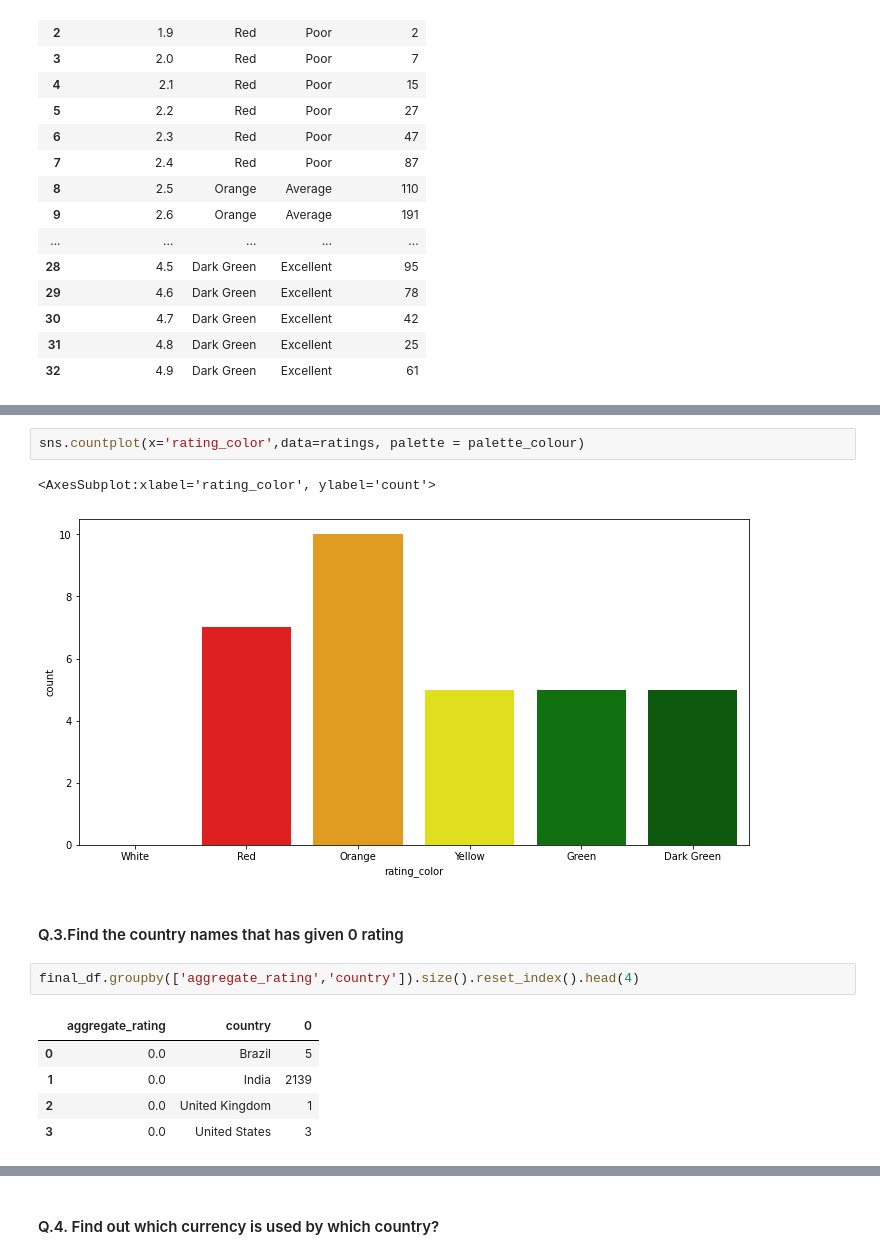
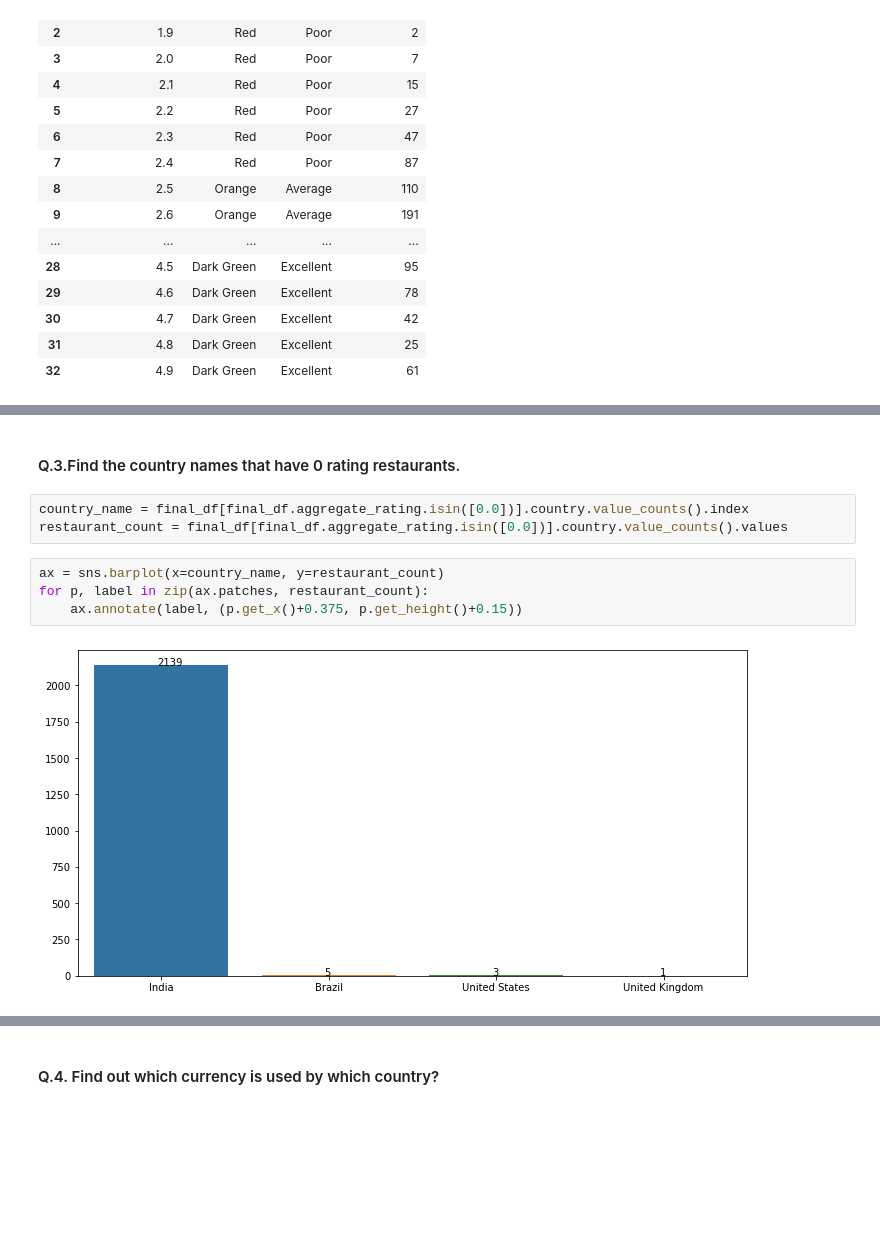
Before and after one commit to kirandhasade/zomato_data_analysis, a Jupyter notebook: Zomato dataset.ipynb, the cells around one changed output, grey strips where cells are left out. Drawn from its saved outputs; the diff is of its cells as text; blank space fills up the shorter version.

```diff
--- a/Zomato dataset.ipynb
+++ b/Zomato dataset.ipynb
@@ -316,17 +292,13 @@ sns.barplot(x="aggregate_rating", y="rating_count",hue="rating_color",data=ratin
-# %%
-sns.countplot(x='rating_color',data=ratings, palette = palette_colour)
-# %% [output]
-<AxesSubplot:xlabel='rating_color', ylabel='count'>
-[figure, removed]
 # %% [markdown]
-#### Q.3.Find the country names that has given 0 rating
+#### Q.3.Find the country names that have 0 rating restaurants.
-# %%
-final_df.groupby(['aggregate_rating','country']).size().reset_index().head(4)
-# %% [output]
-|  | aggregate_rating | country | 0 |
-| 0 | 0.0 | Brazil | 5 |
-| 1 | 0.0 | India | 2139 |
-| 2 | 0.0 | United Kingdom | 1 |
-| 3 | 0.0 | United States | 3 |
+# %%
+country_name = final_df[final_df.aggregate_rating.isin([0.0])].country.value_counts().index
+restaurant_count = final_df[final_df.aggregate_rating.isin([0.0])].country.value_counts().values
+# %%
+ax = sns.barplot(x=country_name, y=restaurant_count)
+for p, label in zip(ax.patches, restaurant_count):
+    ax.annotate(label, (p.get_x()+0.375, p.get_height()+0.15))
+# %% [output]
+[figure, added]
 # %% [markdown]
 #### Obseravations:
```
Also changed, not shown: parts of 34 cells of this notebook.
